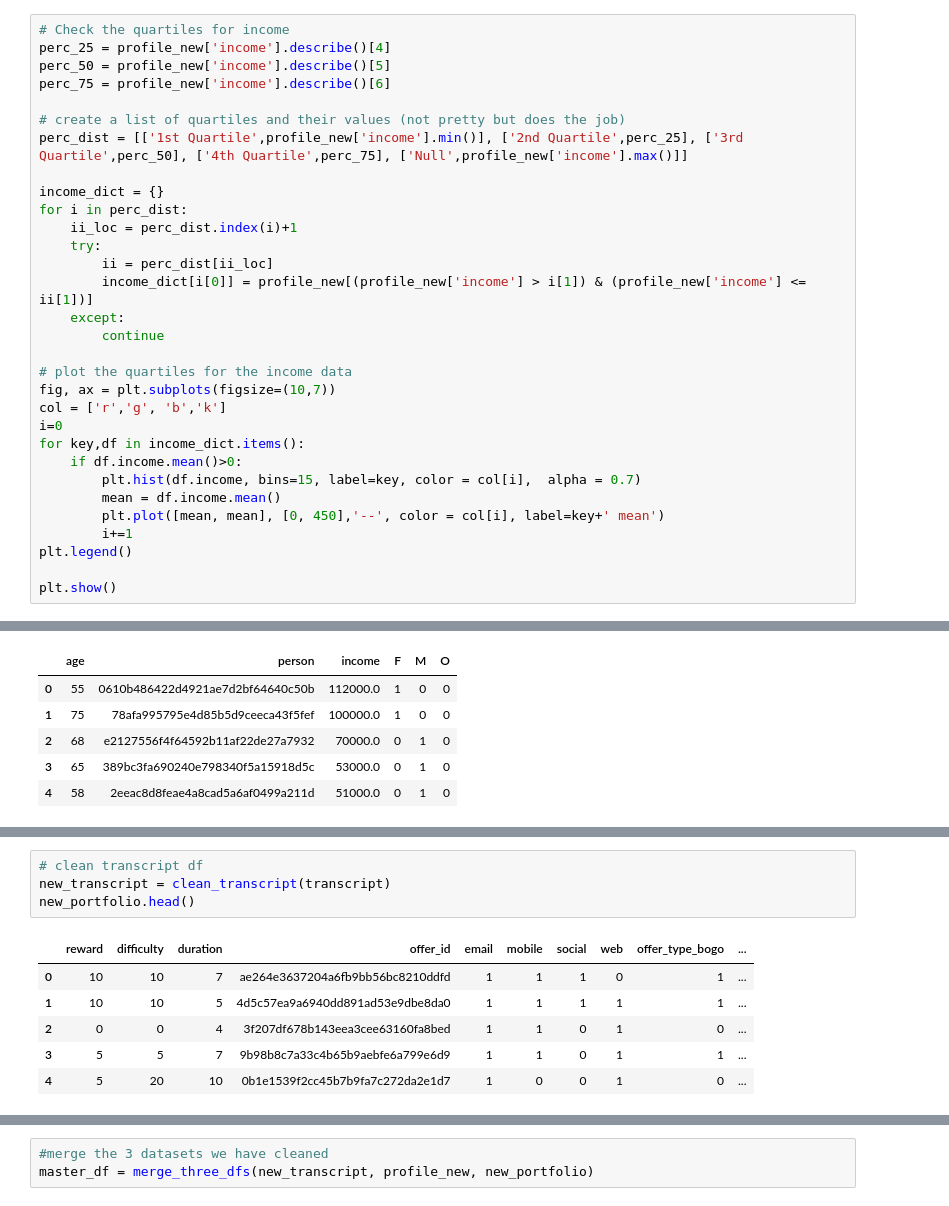
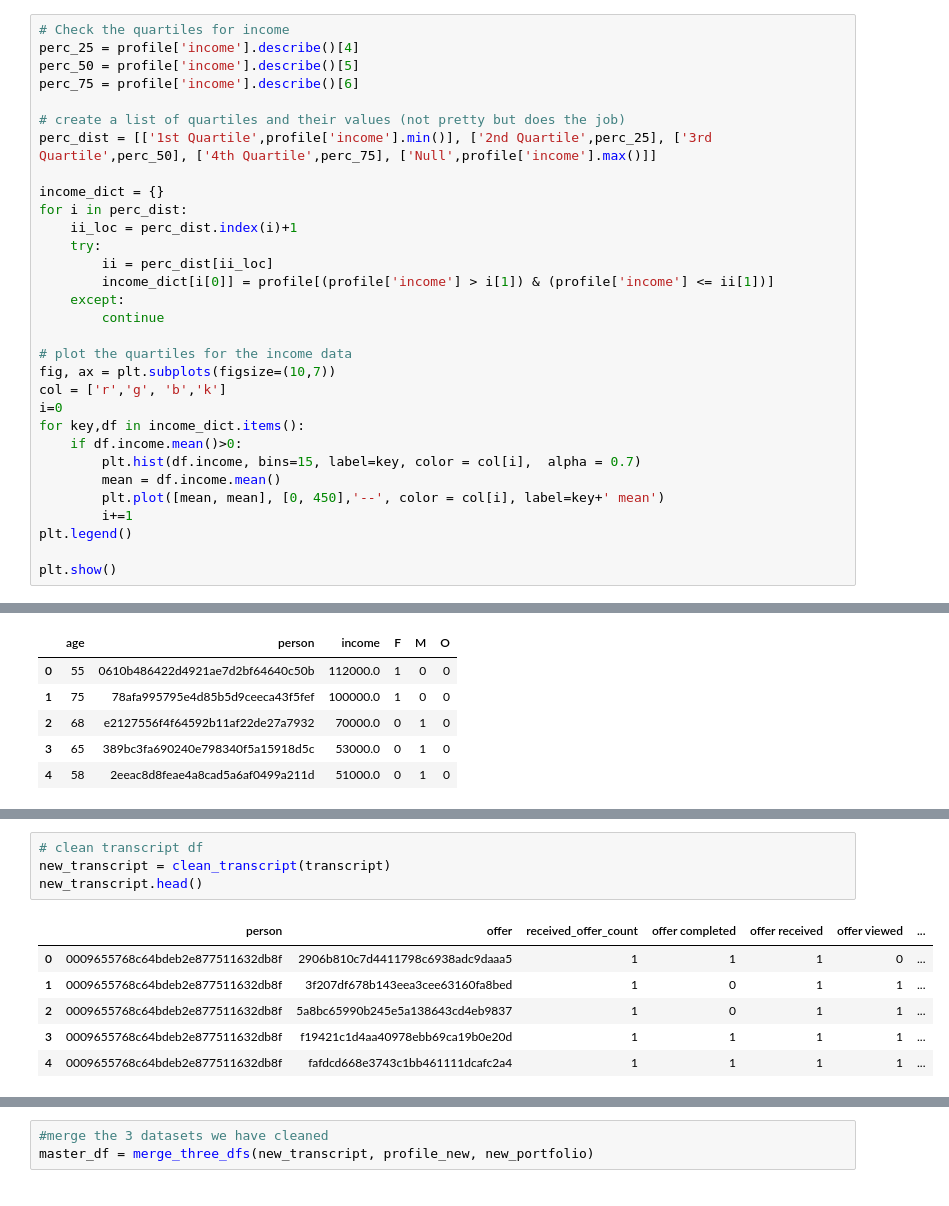
Before and after one commit to robwinter96/Starbucks-Capstone-Project, a Jupyter notebook: Starbucks_Capstone_notebook.ipynb, the cells around one changed output, grey strips where cells are left out. Saved outputs shown, nothing was run; the diff lists cells and outputs as text.

```diff
--- a/Starbucks_Capstone_notebook.ipynb
+++ b/Starbucks_Capstone_notebook.ipynb
@@ -182,18 +203,18 @@ plt.hist(profile['income'], bins=90);
 # %%
 # Check the quartiles for income
-perc_25 = profile_new['income'].describe()[4]
-perc_50 = profile_new['income'].describe()[5]
-perc_75 = profile_new['income'].describe()[6]
+perc_25 = profile['income'].describe()[4]
+perc_50 = profile['income'].describe()[5]
+perc_75 = profile['income'].describe()[6]
 
 # create a list of quartiles and their values (not pretty but does the job)
-perc_dist = [['1st Quartile',profile_new['income'].min()], ['2nd Quartile',perc_25], ['3rd Quartile',perc_50], ['4th Quartile',perc_75], ['Null',profile_new['income'].max()]]
+perc_dist = [['1st Quartile',profile['income'].min()], ['2nd Quartile',perc_25], ['3rd Quartile',perc_50], ['4th Quartile',perc_75], ['Null',profile['income'].max()]]
 
 income_dict = {}
 for i in perc_dist:
     ii_loc = perc_dist.index(i)+1
     try:
         ii = perc_dist[ii_loc]
-        income_dict[i[0]] = profile_new[(profile_new['income'] > i[1]) & (profile_new['income'] <= ii[1])]
+        income_dict[i[0]] = profile[(profile['income'] > i[1]) & (profile['income'] <= ii[1])]
     except:
         continue
 
@@ -479,11 +556,11 @@ transcript.head()
 # %%
 # clean transcript df
 new_transcript = clean_transcript(transcript)
-new_portfolio.head()
+new_transcript.head()
 # %% [output]
-|  | reward | difficulty | duration | offer_id | email | mobile | social | web | offer_type_bogo | ... |
-| 0 | 10 | 10 | 7 | ae264e3637204a6fb9bb56bc8210ddfd | 1 | 1 | 1 | 0 | 1 | ... |
-| 1 | 10 | 10 | 5 | 4d5c57ea9a6940dd891ad53e9dbe8da0 | 1 | 1 | 1 | 1 | 1 | ... |
-| 2 | 0 | 0 | 4 | 3f207df678b143eea3cee63160fa8bed | 1 | 1 | 0 | 1 | 0 | ... |
-| 3 | 5 | 5 | 7 | 9b98b8c7a33c4b65b9aebfe6a799e6d9 | 1 | 1 | 0 | 1 | 1 | ... |
-| 4 | 5 | 20 | 10 | 0b1e1539f2cc45b7b9fa7c272da2e1d7 | 1 | 0 | 0 | 1 | 0 | ... |
+|  | person | offer | received_offer_count | offer completed | offer received | offer viewed | ... |
+| 0 | 0009655768c64bdeb2e877511632db8f | 2906b810c7d4411798c6938adc9daaa5 | 1 | 1 | 1 | 0 | ... |
+| 1 | 0009655768c64bdeb2e877511632db8f | 3f207df678b143eea3cee63160fa8bed | 1 | 0 | 1 | 1 | ... |
+| 2 | 0009655768c64bdeb2e877511632db8f | 5a8bc65990b245e5a138643cd4eb9837 | 1 | 0 | 1 | 1 | ... |
+| 3 | 0009655768c64bdeb2e877511632db8f | f19421c1d4aa40978ebb69ca19b0e20d | 1 | 1 | 1 | 1 | ... |
+| 4 | 0009655768c64bdeb2e877511632db8f | fafdcd668e3743c1bb461111dcafc2a4 | 1 | 1 | 1 | 1 | ... |
```
Also changed, not shown: parts of 18 cells of this notebook.
